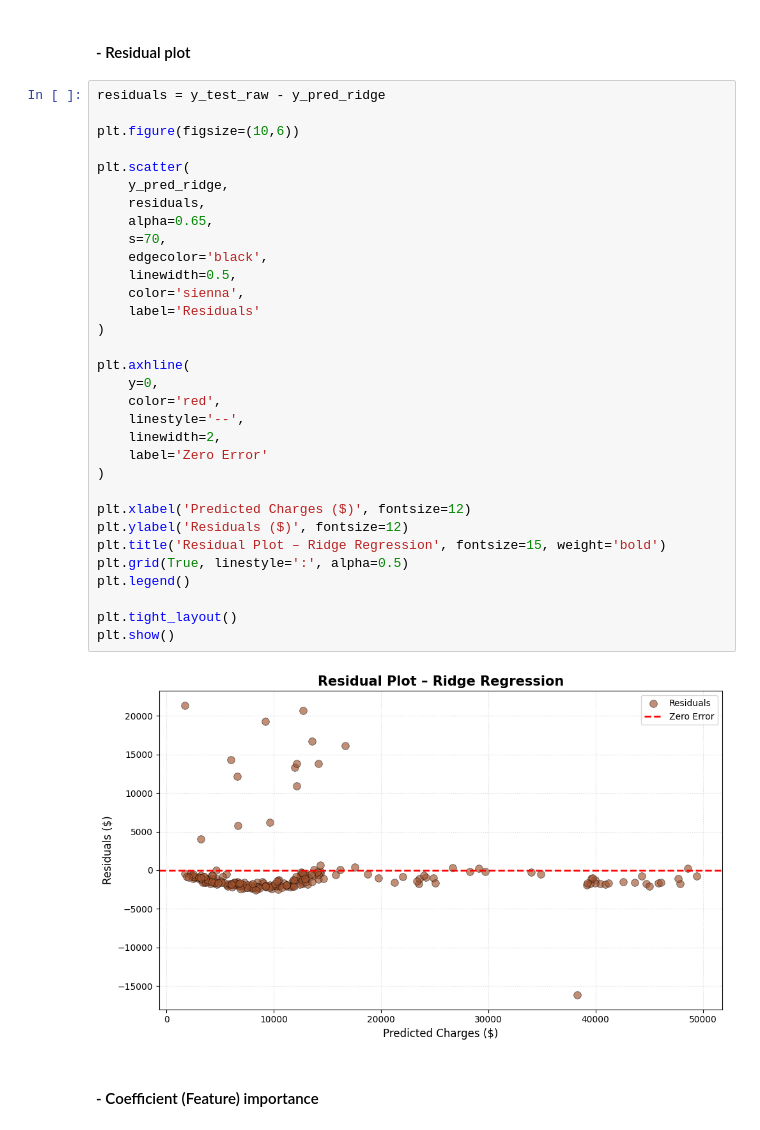
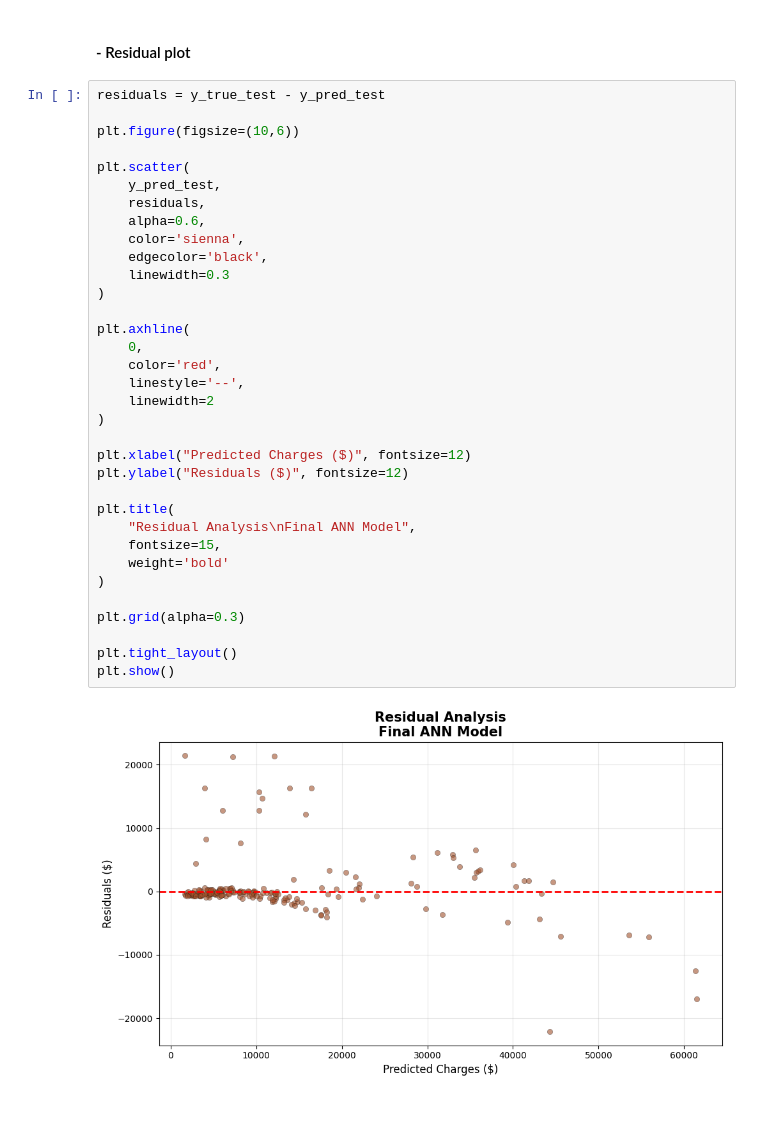
Before and after one commit to Nimaabediforud/Heart-Disease-Prediction, a Jupyter notebook: Notebooks/Regression/third-reg/REG-ANN-EXT2.ipynb, the cells around one changed output. Drawn from its saved outputs; the diff is of its cells as text.

```diff
--- a/Notebooks/Regression/third-reg/REG-ANN-EXT2.ipynb
+++ b/Notebooks/Regression/third-reg/REG-ANN-EXT2.ipynb
@@ -1366,38 +1318,38 @@ plt.show()
 # %% [markdown]
 #### - Residual plot
 # %%
-residuals = y_test_raw - y_pred_ridge
+residuals = y_true_test - y_pred_test
 
 plt.figure(figsize=(10,6))
 
 plt.scatter(
-    y_pred_ridge,
+    y_pred_test,
     residuals,
-    alpha=0.65,
-    s=70,
+    alpha=0.6,
+    color='sienna',
     edgecolor='black',
-    linewidth=0.5,
-    color='sienna',
-    label='Residuals'
+    linewidth=0.3
 )
 
 plt.axhline(
-    y=0,
+    0,
     color='red',
     linestyle='--',
-    linewidth=2,
-    label='Zero Error'
+    linewidth=2
 )
 
-plt.xlabel('Predicted Charges ($)', fontsize=12)
-plt.ylabel('Residuals ($)', fontsize=12)
-plt.title('Residual Plot – Ridge Regression', fontsize=15, weight='bold')
-plt.grid(True, linestyle=':', alpha=0.5)
-plt.legend()
+plt.xlabel("Predicted Charges ($)", fontsize=12)
+plt.ylabel("Residuals ($)", fontsize=12)
+
+plt.title(
+    "Residual Analysis\nFinal ANN Model",
+    fontsize=15,
+    weight='bold'
+)
+
+plt.grid(alpha=0.3)
 
 plt.tight_layout()
 plt.show()
 # %% [output]
-[figure, old version]
+[figure, new version]
-# %% [markdown]
-#### - Coefficient (Feature) importance
```
Also changed, not shown: parts of 29 cells of this notebook, 4 other files.
